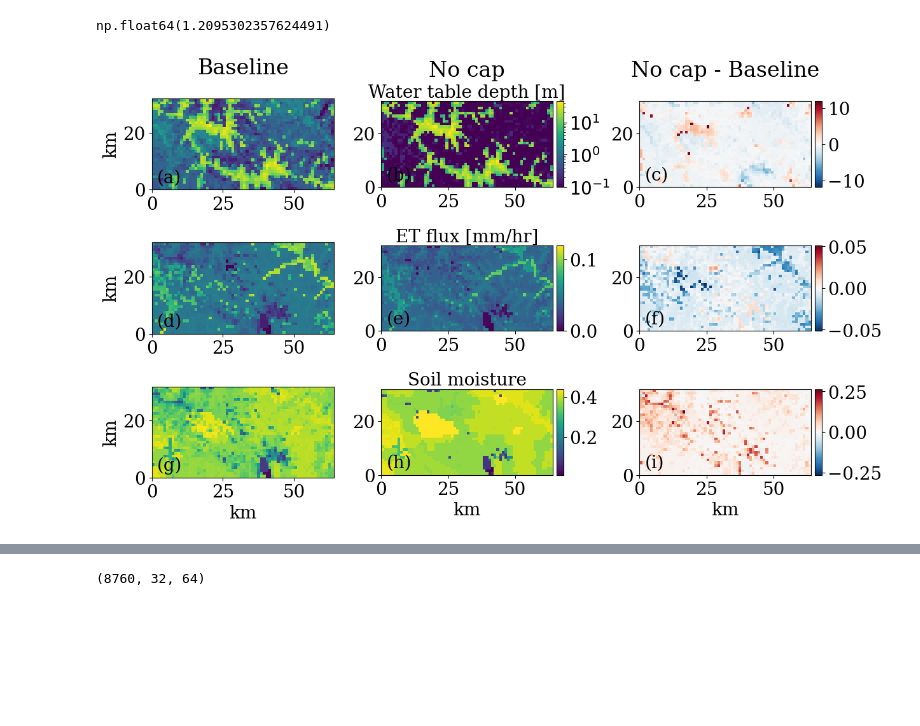
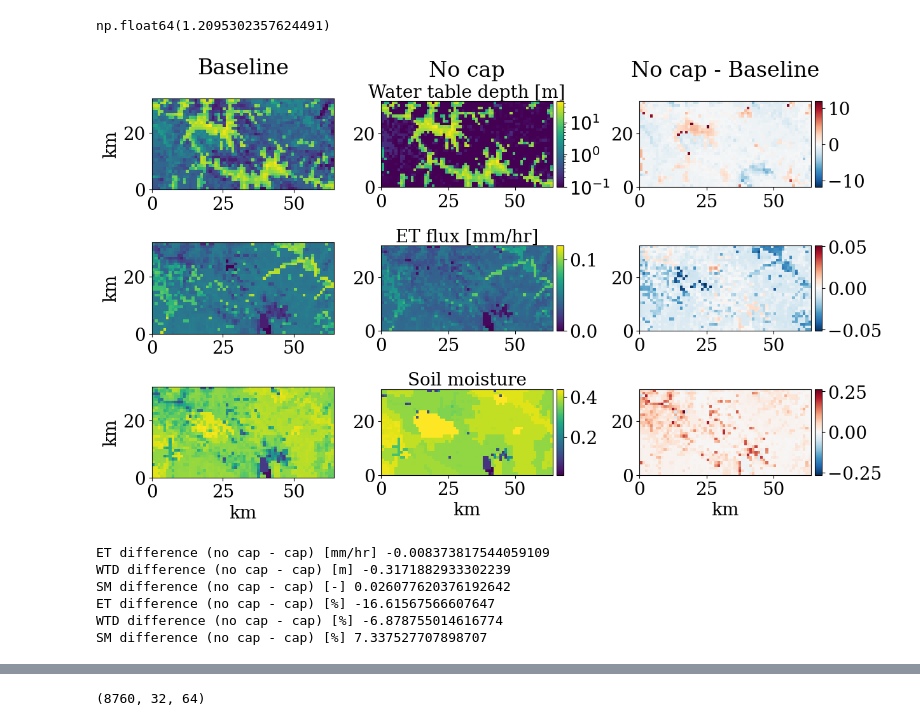
Before and after one commit to mashadab/ParFlow-project, a Jupyter notebook: little_washita/Simulation_Analysis_conus_subset_lil_washita_multiple_cycles.ipynb, the cells around one changed output, grey strips where cells are left out. Drawn from its saved outputs; the diff is of its cells as text; code cells hidden in the pictures; blank space fills up the shorter version.

```diff
--- a/little_washita/Simulation_Analysis_conus_subset_lil_washita_multiple_cycles.ipynb
+++ b/little_washita/Simulation_Analysis_conus_subset_lil_washita_multiple_cycles.ipynb
@@ -683,7 +683,8 @@ import numpy as np
 import matplotlib.pyplot as plt
 from matplotlib.colors import LogNorm, TwoSlopeNorm
 from mpl_toolkits.axes_grid1 import make_axes_locatable
-
+plt.rcParams.update({'font.size': 20})
+plt.rcParams.update({'font.family': 'Serif'})
 # ==================================================
 # Load files
 # ==================================================
@@ -738,6 +739,7 @@ sm_vmax = max(np.nanmax(sm_cap), np.nanmax(sm_nocap))
 wtd_dmax = np.nanmax(np.abs(wtd_diff))
 et_dmax  = np.nanmax(np.abs(et_diff))
 sm_dmax  = np.nanmax(np.abs(sm_diff))
+
 
 if wtd_dmax == 0:
     wtd_dmax = 1
@@ -903,7 +905,7 @@ for i in range(3):
             ax[i, j].set_ylabel("km")
         else:
             ax[i, j].set_ylabel("")
-
+'''
 # ==================================================
 # Panel labels
 # ==================================================
@@ -926,7 +928,7 @@ for i in range(3):
             va="bottom"
         )
         k += 1
-
+'''
 # ==================================================
 # Spacing
 # ==================================================
@@ -934,33 +936,47 @@ fig.subplots_adjust(
     wspace=0.26,
     hspace=-0.06
 )
 
 # Increase space between No cap and Difference
 for i in range(3):
     pos = ax[i, 2].get_position()
 
     ax[i, 2].set_position([
         pos.x0 + 0.035,
         pos.y0,
         pos.width,
         pos.height
     ])
 
 # ==================================================
 # Save
 # ==================================================
 plt.savefig(
-    "little_washita_baseline_vs_nocap_9panel.png",
+    "little_washita_baseline_vs_nocap_9panel_old.png",
     bbox_inches="tight",
     dpi=600
 )
 
 plt.savefig(
-    "little_washita_baseline_vs_nocap_9panel.pdf",
+    "little_washita_baseline_vs_nocap_9panel_old.pdf",
     bbox_inches="tight",
     dpi=600
 )
 
 plt.show()
+
+
+print('ET difference (no cap - cap) [mm/hr]',  np.mean(et_diff))
+print('WTD difference (no cap - cap) [m]', np.mean(wtd_diff))
+print('SM difference (no cap - cap) [-]',  np.mean(sm_diff))
+print('ET difference (no cap - cap) [%]',  np.mean(et_diff)/np.mean(et_cap)*100)
+print('WTD difference (no cap - cap) [%]', np.mean(wtd_diff)/np.mean(wtd_cap)*100)
+print('SM difference (no cap - cap) [%]',  np.mean(sm_diff)/np.mean(sm_cap)*100)
 # %% [output]
-[figure, old version]
+[figure, new version]
+ET difference (no cap - cap) [mm/hr] -0.008373817544059109
+WTD difference (no cap - cap) [m] -0.3171882933302239
+SM difference (no cap - cap) [-] 0.026077620376192642
+ET difference (no cap - cap) [%] -16.61567566607647
+WTD difference (no cap - cap) [%] -6.878755014616774
+SM difference (no cap - cap) [%] 7.337527707898707
```
Also changed, not shown: parts of 8 cells of this notebook.
